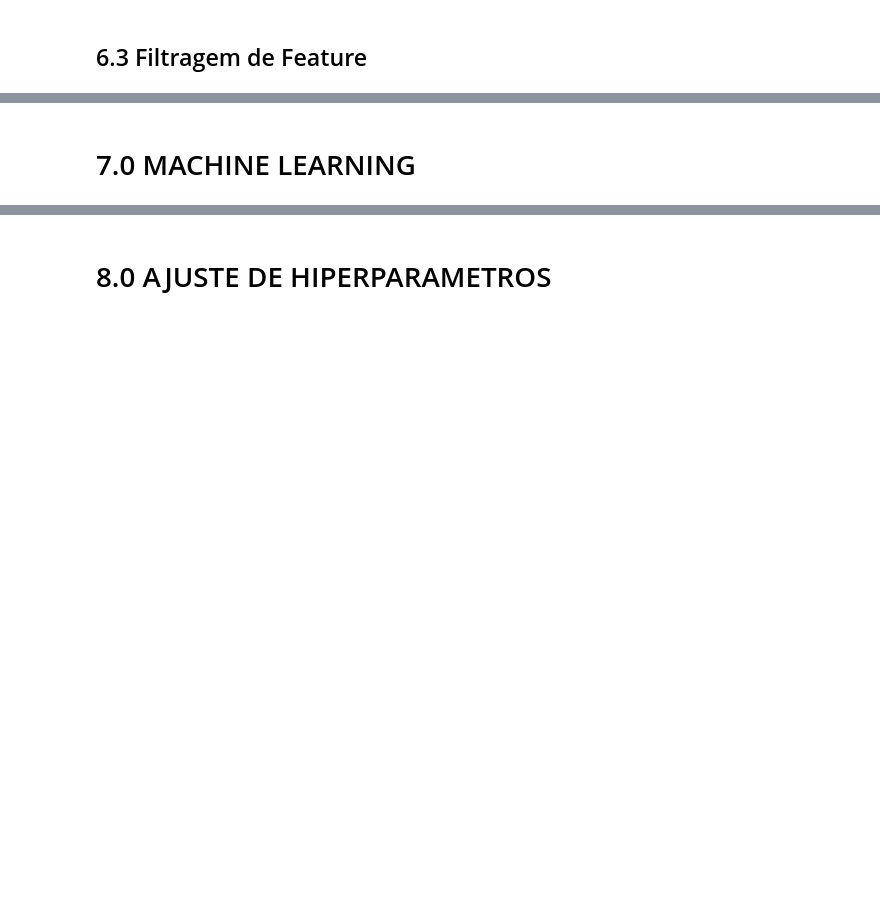
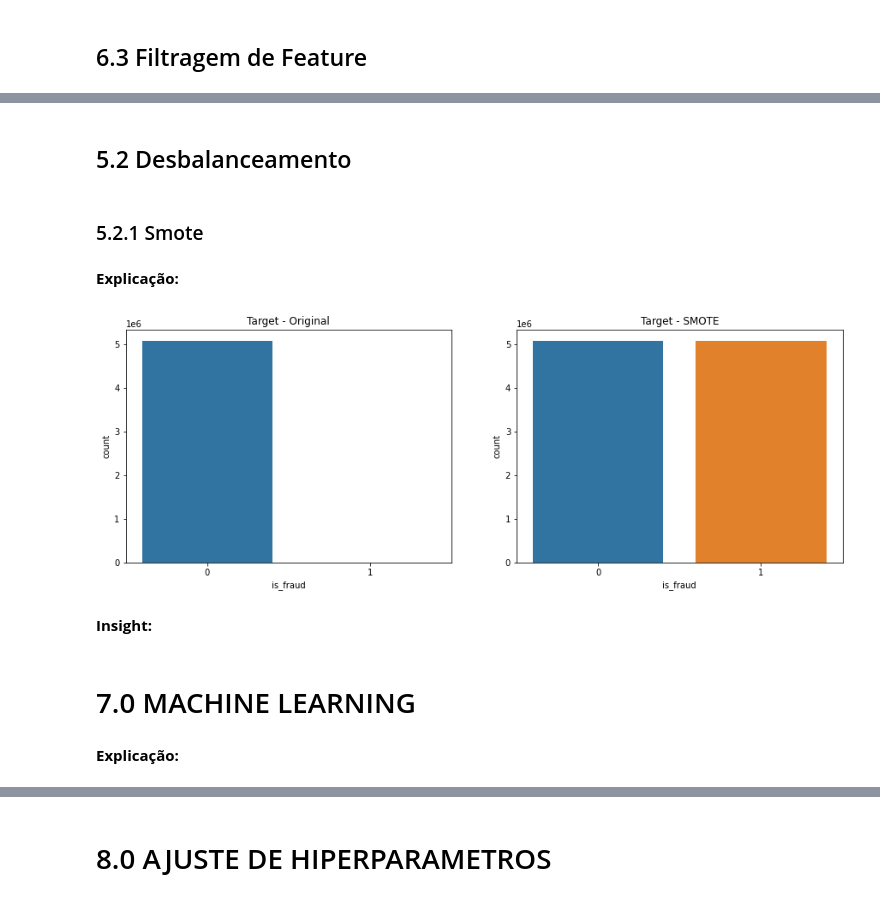
Before and after one commit to Jhonatanslopes/Financial-Fraud-Detection, a Jupyter notebook: notebook/notebook.ipynb, the cells around one changed output, grey strips where cells are left out. Saved outputs shown, nothing was run; the diff lists cells and outputs as text; code cells hidden in the pictures; blank space fills up the shorter version.

```diff
--- a/notebook/notebook.ipynb
+++ b/notebook/notebook.ipynb
@@ -715,2 +833,34 @@ print('Columns Selected:', cols_selected)
+# %% [markdown]
+## 5.2 Desbalanceamento
+# %% [markdown]
+### 5.2.1 Smote
+# %% [markdown]
+**Explicação:**
+# %%
+# drop id
+x_train_not_id = x_train.drop(columns=['name_orig', 'name_dest'])
+
+# define method Smote
+smote = SMOTE()
+
+x_oversample, y_oversample = smote.fit_resample(x_train_not_id, y_train) # apply smote
+training_full_smote = pd.concat([x_oversample, y_oversample], axis=1) # Merge new data
+
+# Figure 1
+plt.figure(figsize=(15, 5))
+plt.subplot(1, 2, 1)
+sns.countplot(x=y_train)
+plt.title('Target - Original')
+
+# Figure 2
+plt.subplot(1, 2, 2)
+sns.countplot(x=y_oversample)
+plt.title('Target - SMOTE');
+# %% [output]
+[figure, added]
+# %% [markdown]
+**Insight:**
 # %% [markdown]
 # 7.0 MACHINE LEARNING
+# %% [markdown]
+**Explicação:**
```
Also changed, not shown: parts of 73 cells of this notebook.
